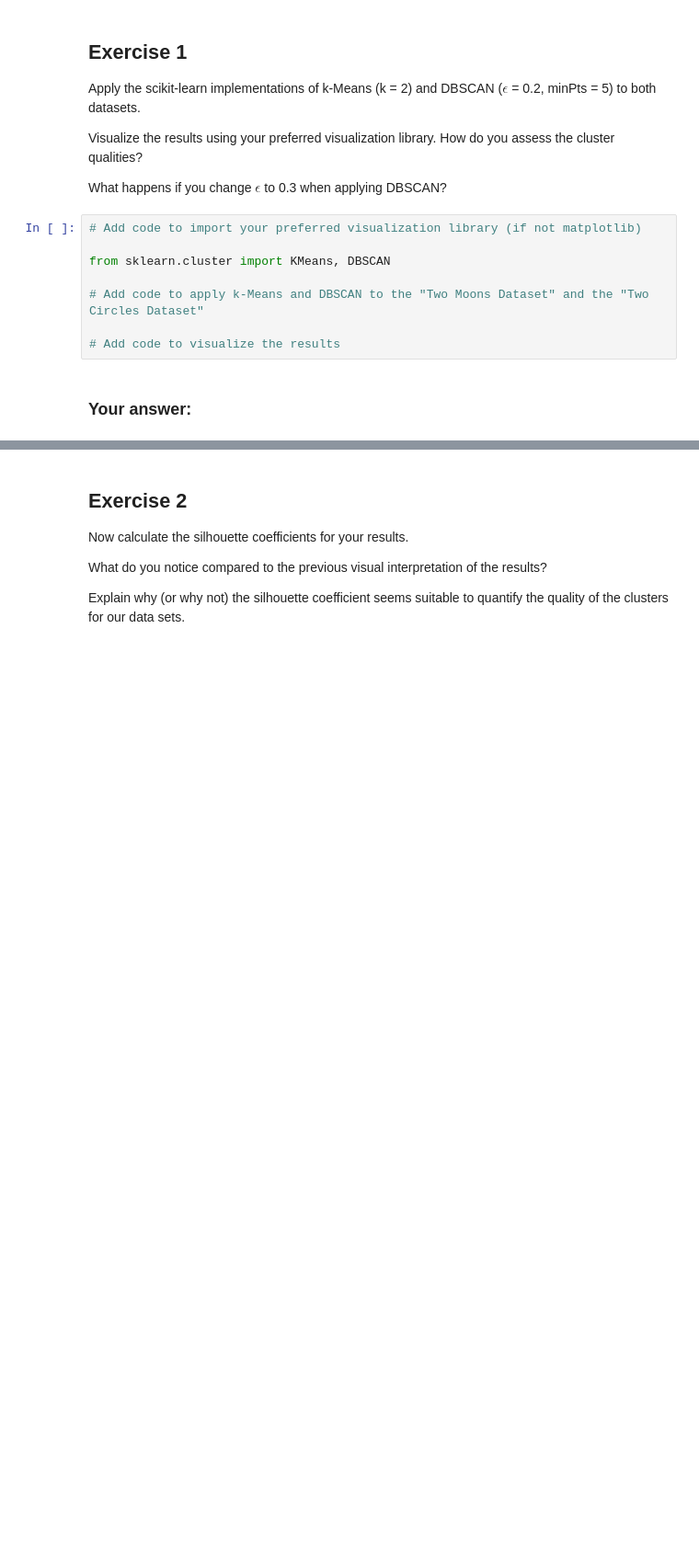
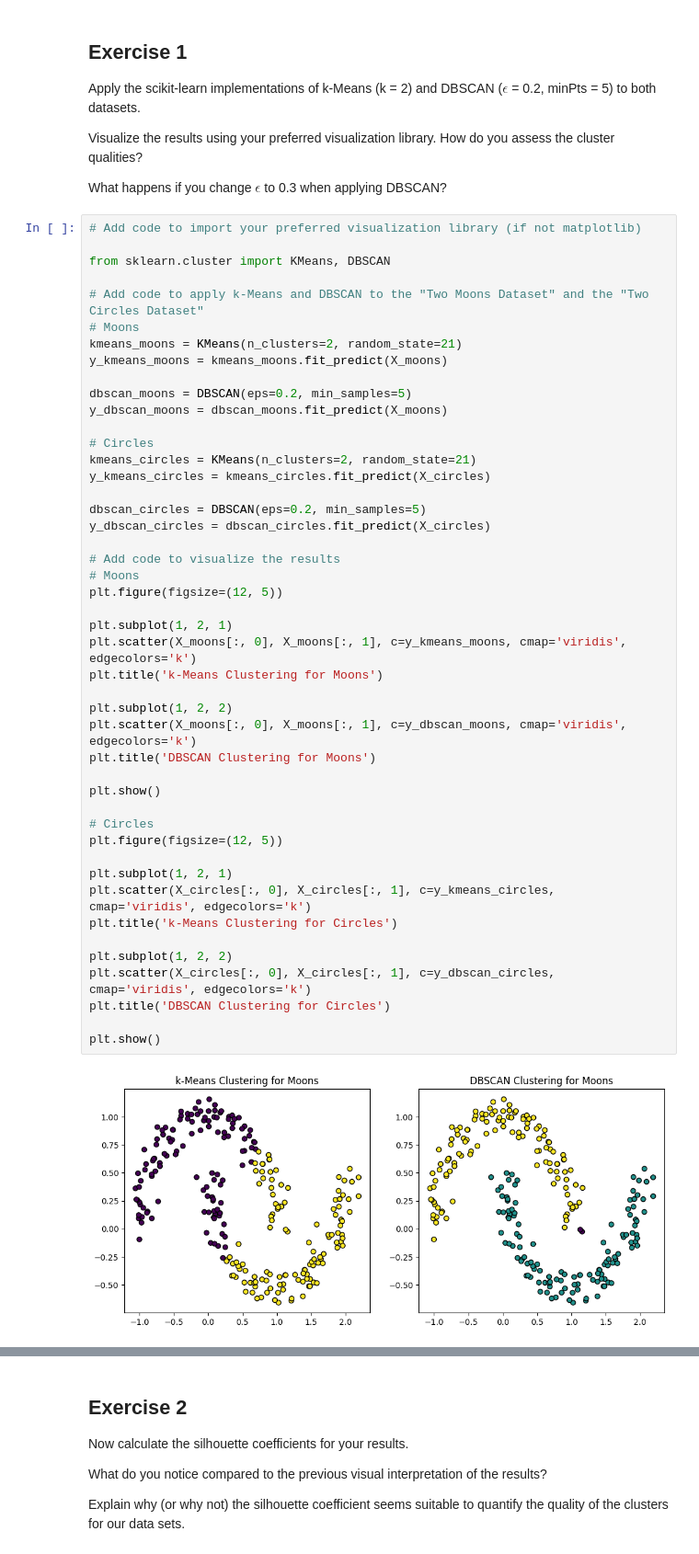
Before and after one commit to minhperry/bda, a Jupyter notebook: Exercise_6.ipynb, the cells around one changed output, grey strips where cells are left out. Shown: that part at 92% size. Cells and saved outputs as stored; diff of their text form; blank space fills up the shorter version.

```diff
--- a/Exercise_6.ipynb
+++ b/Exercise_6.ipynb
@@ -40,13 +40,51 @@ Visualize the results using your preferred visualization library.
 How do you assess the cluster qualities?
 
 What happens if you change $\epsilon$ to 0.3 when applying DBSCAN?
-# %%
-# Add code to import your preferred visualization library (if not matplotlib)
-
-from sklearn.cluster import KMeans, DBSCAN
-
-# Add code to apply k-Means and DBSCAN to the "Two Moons Dataset" and the "Two Circles Dataset"
-
-# Add code to visualize the results
-# %% [markdown]
-### Your answer:
+# %%
+# Add code to import your preferred visualization library (if not matplotlib)
+
+from sklearn.cluster import KMeans, DBSCAN
+
+# Add code to apply k-Means and DBSCAN to the "Two Moons Dataset" and the "Two Circles Dataset"
+# Moons
+kmeans_moons = KMeans(n_clusters=2, random_state=21)
+y_kmeans_moons = kmeans_moons.fit_predict(X_moons)
+
+dbscan_moons = DBSCAN(eps=0.2, min_samples=5)
+y_dbscan_moons = dbscan_moons.fit_predict(X_moons)
+
+# Circles
+kmeans_circles = KMeans(n_clusters=2, random_state=21)
+y_kmeans_circles = kmeans_circles.fit_predict(X_circles)
+
+dbscan_circles = DBSCAN(eps=0.2, min_samples=5)
+y_dbscan_circles = dbscan_circles.fit_predict(X_circles)
+
+# Add code to visualize the results
+# Moons
+plt.figure(figsize=(12, 5))
+
+plt.subplot(1, 2, 1)
+plt.scatter(X_moons[:, 0], X_moons[:, 1], c=y_kmeans_moons, cmap='viridis', edgecolors='k')
+plt.title('k-Means Clustering for Moons')
+
+plt.subplot(1, 2, 2)
+plt.scatter(X_moons[:, 0], X_moons[:, 1], c=y_dbscan_moons, cmap='viridis', edgecolors='k')
+plt.title('DBSCAN Clustering for Moons')
+
+plt.show()
+
+# Circles
+plt.figure(figsize=(12, 5))
+
+plt.subplot(1, 2, 1)
+plt.scatter(X_circles[:, 0], X_circles[:, 1], c=y_kmeans_circles, cmap='viridis', edgecolors='k')
+plt.title('k-Means Clustering for Circles')
+
+plt.subplot(1, 2, 2)
+plt.scatter(X_circles[:, 0], X_circles[:, 1], c=y_dbscan_circles, cmap='viridis', edgecolors='k')
+plt.title('DBSCAN Clustering for Circles')
+
+plt.show()
+# %% [output]
+[figure, added]
```
Also changed, not shown: parts of 11 cells of this notebook.
